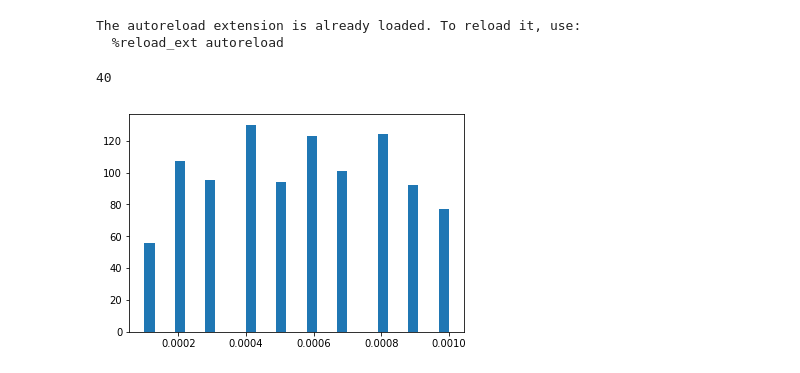
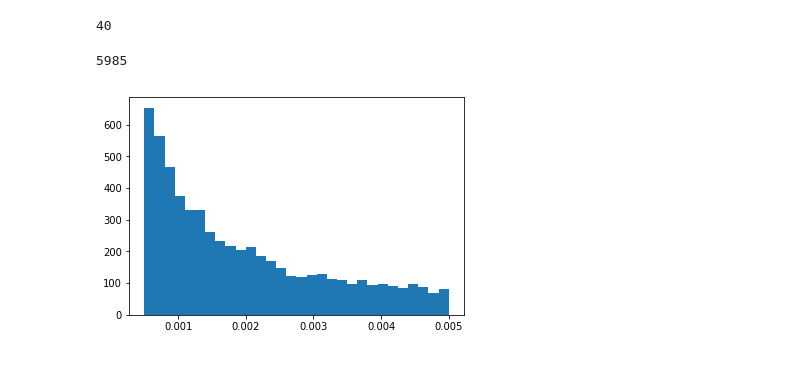
Before and after one commit to messDiv/MESS, a Jupyter notebook: jupyter-notebooks/plotting/Figure5-ParameterEstimationCV.ipynb, the cells around one changed output. Saved outputs shown, nothing was run; the diff lists cells and outputs as text; code cells hidden in the pictures.

```diff
--- a/jupyter-notebooks/plotting/Figure5-ParameterEstimationCV.ipynb
+++ b/jupyter-notebooks/plotting/Figure5-ParameterEstimationCV.ipynb
@@ -4,14 +4,6 @@
 %matplotlib inline
 from collections import OrderedDict
 from IPython.display import display
-from joblib import dump, load
-from sklearn import metrics
-from sklearn.ensemble import RandomForestRegressor, RandomForestClassifier
-from sklearn.model_selection import train_test_split, cross_val_score, cross_val_predict, RandomizedSearchCV, GridSearchCV
-from sklearn.preprocessing import PowerTransformer, QuantileTransformer, StandardScaler
-from sklearn.decomposition import PCA
-from sklearn.datasets import make_regression
-from sklearn.pipeline import Pipeline
 
 import ipyparallel as ipp
 import matplotlib.pyplot as plt
@@ -29,13 +21,10 @@ pd.set_option('display.max_rows', 100)
 pd.set_option('display.width', 1000)
 
 ## Where do you want the simulation output to life?
-analysis_dir = "/home/isaac/Continuosity/MESS/analysis/"
+analysis_dir = "/home/iovercast/Continuosity/MESS/analysis/"
 analysis_dir = analysis_dir + "/full-parameter-estimation/"
 if not os.path.exists(analysis_dir):
     os.mkdir(analysis_dir)
-# %% [output]
-The autoreload extension is already loaded. To reload it, use:
-  %reload_ext autoreload
 # %%
 ipyclient = ipp.Client(cluster_id="MESS-Rich")
 print(len(ipyclient))
@@ -67,11 +55,13 @@ r.set_param("background_death", 0.25)
 r.write_params(full=True, force=True)
 #r.run(sims=1000, ipyclient=ipyclient)
 # %%
-neut_file = analysis_dir + "SIMOUT.txt"
-filt_file = analysis_dir + "filt/SIMOUT.txt"
-comp_file = analysis_dir + "comp/SIMOUT.txt"
 
-sim_df = pd.read_csv(neut_file, sep="\t", header=0)
+analysis_dir = "/home/iovercast/Continuosity/MESS/analysis/figure5-sims/"
+sim_file = analysis_dir + "fig5_sims/SIMOUT.txt"
+
+sim_df = pd.read_csv(sim_file, sep="\t", header=0)
 _, _, _ = plt.hist(sim_df["speciation_prob"], bins=30)
+print(len(sim_df))
 # %% [output]
+5985
-[figure, old version]
+[figure, new version]
```
Also changed, not shown: parts of 26 cells of this notebook, 1 other file.
